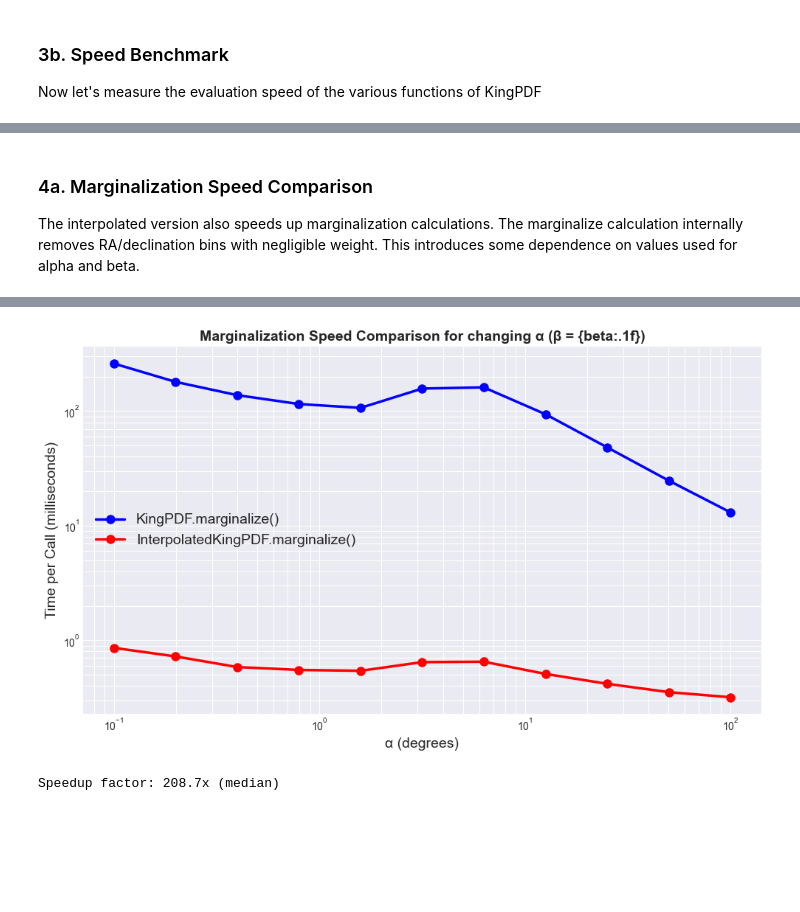
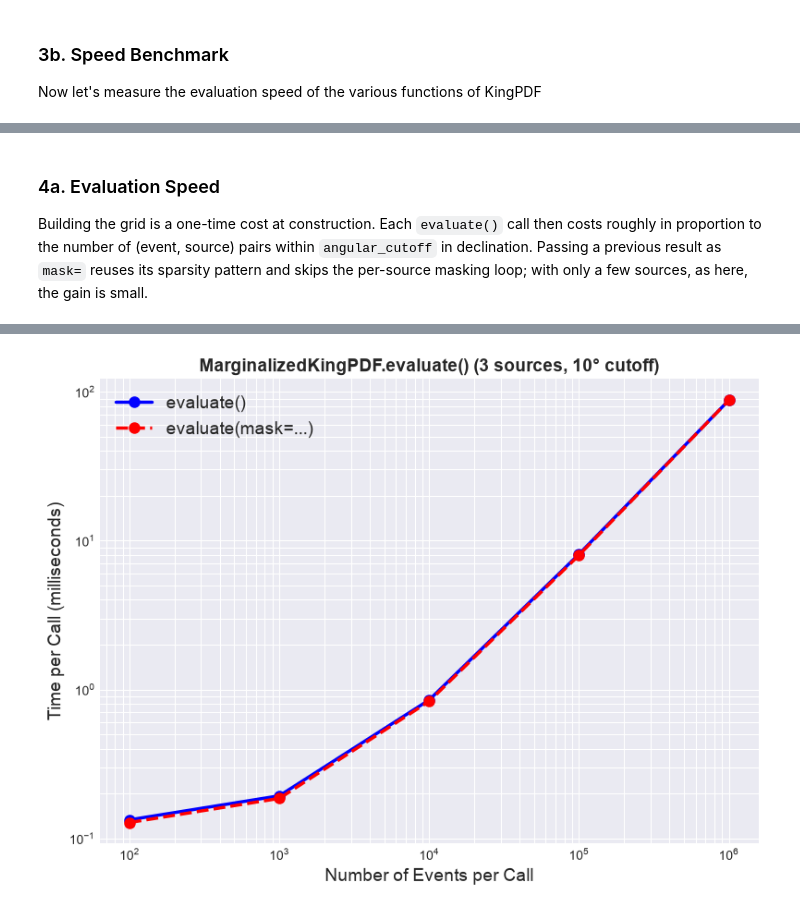
Before and after one commit to icecube/kingmaker, a Jupyter notebook: examples/basic_demo.ipynb, the cells around one changed output, grey strips where cells are left out. Saved outputs shown, nothing was run; the diff lists cells and outputs as text; code cells hidden in the pictures; blank space fills up the shorter version.

```diff
--- a/examples/basic_demo.ipynb
+++ b/examples/basic_demo.ipynb
@@ -576,51 +559,62 @@ Observation: The marginalized PDF shows how the King PSF
 # %% [markdown]
-### 4a. Marginalization Speed Comparison
+### 4a. Evaluation Speed
 
-The interpolated version also speeds up marginalization calculations. The marginalize calculation internally removes RA/declination bins with negligible weight. This introduces some dependence on values used for alpha and beta.
+Building the grid is a one-time cost at construction. Each `evaluate()` call then costs roughly in proportion to the number of (event, source) pairs within `angular_cutoff` in declination. Passing a previous result as `mask=` reuses its sparsity pattern and skips the per-source masking loop; with only a few sources, as here, the gain is small.
 # %%
-# Speed benchmark for marginalize() method
-alphas_test = np.deg2rad(np.logspace(-1, 2, 11))  # 0.1° to 100°
-beta = 3.0
-time_direct_marg = []
-time_interp_marg = []
+# Speed benchmark for MarginalizedKingPDF.evaluate()
+source_decs = np.deg2rad([0.0, 30.0, 60.0])
+cutoff = np.deg2rad(10.0)
 
-print("Benchmarking marginalize() evaluation speed...")
-print("α (deg) | Direct (ms) | Interp (ms) | Speedup")
-print("-" * 55)
+t_build = timeit(
+    lambda: MarginalizedKingPDF(source_declination=source_decs, angular_cutoff=cutoff), number=1
+)
+print(f"Grid build (default grid, {len(source_decs)} sources): {t_build:.2f} s")
+mkpdf_speed = MarginalizedKingPDF(source_declination=source_decs, angular_cutoff=cutoff)
 
-for alpha in alphas_test:
-    n_trials = 10
+rng = np.random.default_rng(0)
+n_events = [100, 1000, 10_000, 100_000, 1_000_000]
+time_first = []
+time_mask = []
 
-    # Time direct method
-    t_direct = timeit(lambda: k.marginalize(0, alpha, beta), number=n_trials) * 1000
-    time_direct_marg.append(t_direct)
+for n in n_events:
+    n_trials = max(1, int(1e5 // n))  # Fewer trials for larger n
+    event_decs = np.arcsin(rng.uniform(-1, 1, n))
+    alpha = np.deg2rad(rng.uniform(0.3, 3.0, n))
+    beta = rng.uniform(1.5, 5.0, n)
+    mask = mkpdf_speed.evaluate(source_decs, event_decs, alpha, beta)
 
-# Plot results
-fig, ax = plt.subplots(figsize=(10, 6))
+    t_first = timeit(
+        lambda: mkpdf_speed.evaluate(source_decs, event_decs, alpha, beta), number=n_trials
+    )
+    t_mask = timeit(
+        lambda: mkpdf_speed.evaluate(source_decs, event_decs, alpha, beta, mask=mask),
+        number=n_trials,
+    )
+    time_first.append(t_first / n_trials * 1000)
+    time_mask.append(t_mask / n_trials * 1000)
+
+fig, ax = plt.subplots(figsize=(8, 6))
+ax.plot(n_events, time_first, "o-", linewidth=2.5, markersize=8, label="evaluate()", color="blue")
 ax.plot(
-    np.degrees(alphas_test),
-    time_direct_marg,
-    "o-",
+    n_events,
+    time_mask,
+    "o--",
     linewidth=2.5,
     markersize=8,
-    label="KingPDF.marginalize()",
-    color="blue",
+    label="evaluate(mask=...)",
+    color="r",
 )
-ax.set_xlabel("α (degrees)", fontsize=14)
+ax.set_xlabel("Number of Events per Call", fontsize=14)
 ax.set_ylabel("Time per Call (milliseconds)", fontsize=14)
 ax.set_title(
-    "Marginalization Speed for changing α (β = {beta:.1f})",
+    f"MarginalizedKingPDF.evaluate() ({len(source_decs)} sources, 10° cutoff)",
     fontsize=14,
     fontweight="bold",
 )
 ax.set_xscale("log")
 ax.set_yscale("log")
 ax.legend(fontsize=14)
-ax.grid(alpha=1, which="both")
+ax.grid(alpha=1.0, which="both")
 plt.tight_layout()
 plt.show()
-
-print(
-    f"\nSpeedup factor: {np.median([time_direct_marg[i] / time_interp_marg[i] for i in range(len(alphas_test))]):.1f}x (median)"
-)
 # %% [output]
@@ -641,2 +622 @@ Benchmarking marginalize() evaluation speed...
-[figure, old version]
+[figure, new version]
-Speedup factor: 208.7x (median)
```
Also changed, not shown: parts of 13 cells of this notebook, 3 other files.
